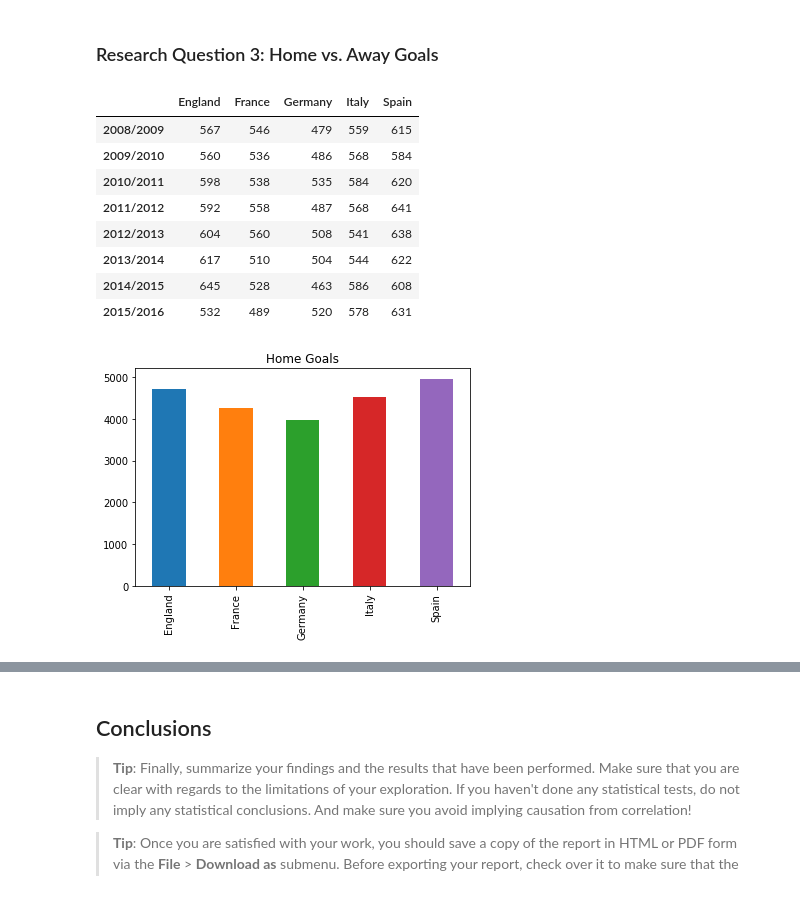
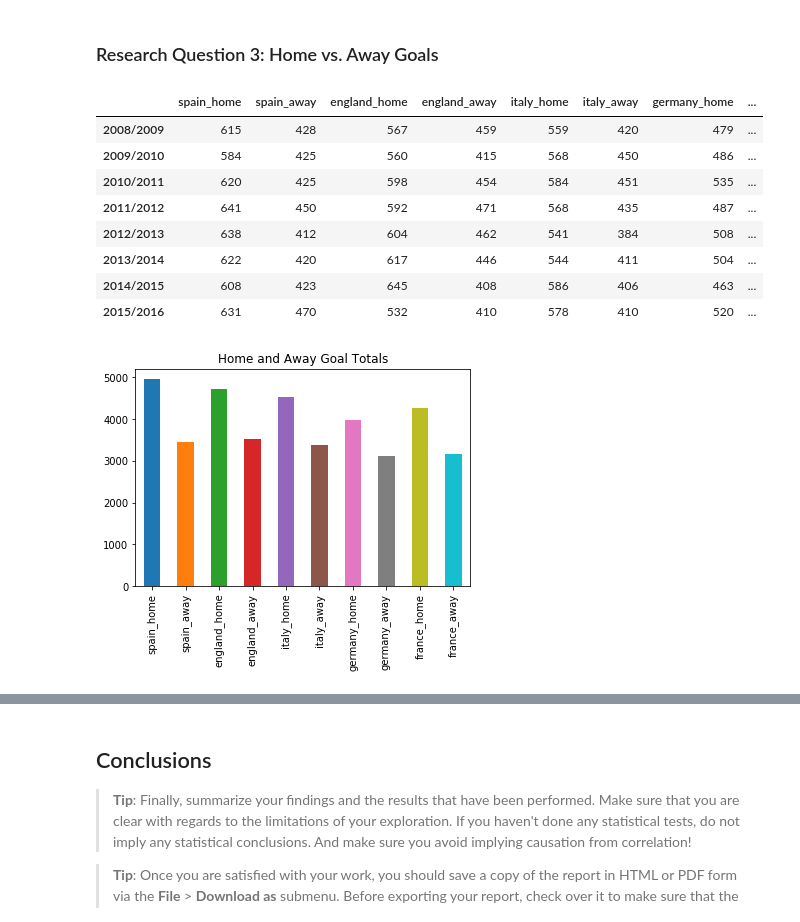
Before and after one commit to ipaulson/soccer-db, a Jupyter notebook: eu-soccer-db.ipynb, the cells around one changed output, grey strips where cells are left out. Saved outputs shown, nothing was run; the diff lists cells and outputs as text; code cells hidden in the pictures.

Commit message:
complete basic plots

```diff
--- a/eu-soccer-db.ipynb
+++ b/eu-soccer-db.ipynb
@@ -315,32 +315,34 @@ df.plot(figsize=(16,8), title='Average Goals per Game Over Time')
 #   questions. Add more headers as needed if you have more questions to
 #   investigate.
 # %%
-home_goals = pd.DataFrame(index=np.sort(goals_by_season['season'].unique()), columns=goals_by_season['country_name'].unique())
+home_and_away = pd.DataFrame(index=np.sort(goals_by_season['season'].unique()),
+                             columns=['spain_home','spain_away',
+                                      'england_home','england_away',
+                                      'italy_home','italy_away',
+                                      'germany_home','germany_away',
+                                      'france_home','france_away'])
 
-home_goals.loc[:,'Spain'] = list(goals_by_season.loc[goals_by_season['country_name']=='Spain','home_goals'])
-home_goals.loc[:,'England'] = list(goals_by_season.loc[goals_by_season['country_name']=='England','home_goals'])
-home_goals.loc[:,'Italy'] = list(goals_by_season.loc[goals_by_season['country_name']=='Italy','home_goals'])
-home_goals.loc[:,'Germany'] = list(goals_by_season.loc[goals_by_season['country_name']=='Germany','home_goals'])
-home_goals.loc[:,'France'] = list(goals_by_season.loc[goals_by_season['country_name']=='France','home_goals'])
+home_and_away.loc[:,'spain_home'] = list(goals_by_season.loc[goals_by_season['country_name']=='Spain','home_goals'])
+home_and_away.loc[:,'spain_away'] = list(goals_by_season.loc[goals_by_season['country_name']=='Spain','away_goals'])
+home_and_away.loc[:,'england_home'] = list(goals_by_season.loc[goals_by_season['country_name']=='England','home_goals'])
+home_and_away.loc[:,'england_away'] = list(goals_by_season.loc[goals_by_season['country_name']=='England','away_goals'])
+home_and_away.loc[:,'italy_home'] = list(goals_by_season.loc[goals_by_season['country_name']=='Italy','home_goals'])
+home_and_away.loc[:,'italy_away'] = list(goals_by_season.loc[goals_by_season['country_name']=='Italy','away_goals'])
+home_and_away.loc[:,'germany_home'] = list(goals_by_season.loc[goals_by_season['country_name']=='Germany','home_goals'])
+home_and_away.loc[:,'germany_away'] = list(goals_by_season.loc[goals_by_season['country_name']=='Germany','away_goals'])
+home_and_away.loc[:,'france_home'] = list(goals_by_season.loc[goals_by_season['country_name']=='France','home_goals'])
+home_and_away.loc[:,'france_away'] = list(goals_by_season.loc[goals_by_season['country_name']=='France','away_goals'])
 
-away_goals = pd.DataFrame(index=np.sort(goals_by_season['season'].unique()), columns=goals_by_season['country_name'].unique())
-
-away_goals.loc[:,'Spain'] = list(goals_by_season.loc[goals_by_season['country_name']=='Spain','away_goals'])
-away_goals.loc[:,'England'] = list(goals_by_season.loc[goals_by_season['country_name']=='England','away_goals'])
-away_goals.loc[:,'Italy'] = list(goals_by_season.loc[goals_by_season['country_name']=='Italy','away_goals'])
-away_goals.loc[:,'Germany'] = list(goals_by_season.loc[goals_by_season['country_name']=='Germany','away_goals'])
-away_goals.loc[:,'France'] = list(goals_by_season.loc[goals_by_season['country_name']=='France','away_goals'])
-
-home_goals.sum().plot(kind="bar",title="Home Goals")
-display(home_goals)
+home_and_away.sum().plot(kind="bar",title="Home and Away Goal Totals")
+display(home_and_away)
 # %% [output]
-|  | England | France | Germany | Italy | Spain |
-| 2008/2009 | 567 | 546 | 479 | 559 | 615 |
-| 2009/2010 | 560 | 536 | 486 | 568 | 584 |
-| 2010/2011 | 598 | 538 | 535 | 584 | 620 |
-| 2011/2012 | 592 | 558 | 487 | 568 | 641 |
-| 2012/2013 | 604 | 560 | 508 | 541 | 638 |
-| 2013/2014 | 617 | 510 | 504 | 544 | 622 |
-| 2014/2015 | 645 | 528 | 463 | 586 | 608 |
-| 2015/2016 | 532 | 489 | 520 | 578 | 631 |
+|  | spain_home | spain_away | england_home | england_away | italy_home | italy_away | germany_home | ... |
+| 2008/2009 | 615 | 428 | 567 | 459 | 559 | 420 | 479 | ... |
+| 2009/2010 | 584 | 425 | 560 | 415 | 568 | 450 | 486 | ... |
+| 2010/2011 | 620 | 425 | 598 | 454 | 584 | 451 | 535 | ... |
+| 2011/2012 | 641 | 450 | 592 | 471 | 568 | 435 | 487 | ... |
+| 2012/2013 | 638 | 412 | 604 | 462 | 541 | 384 | 508 | ... |
+| 2013/2014 | 622 | 420 | 617 | 446 | 544 | 411 | 504 | ... |
+| 2014/2015 | 608 | 423 | 645 | 408 | 586 | 406 | 463 | ... |
+| 2015/2016 | 631 | 470 | 532 | 410 | 578 | 410 | 520 | ... |
-[figure, old version]
+[figure, new version]
```
Also changed, not shown: parts of 4 cells of this notebook.
